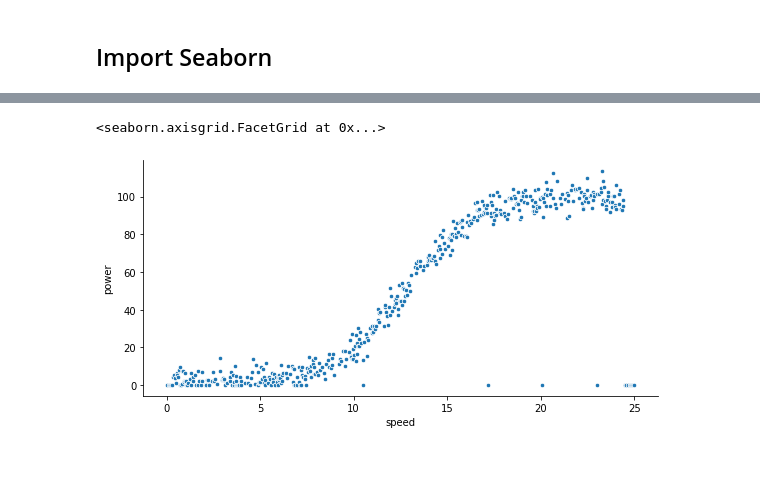
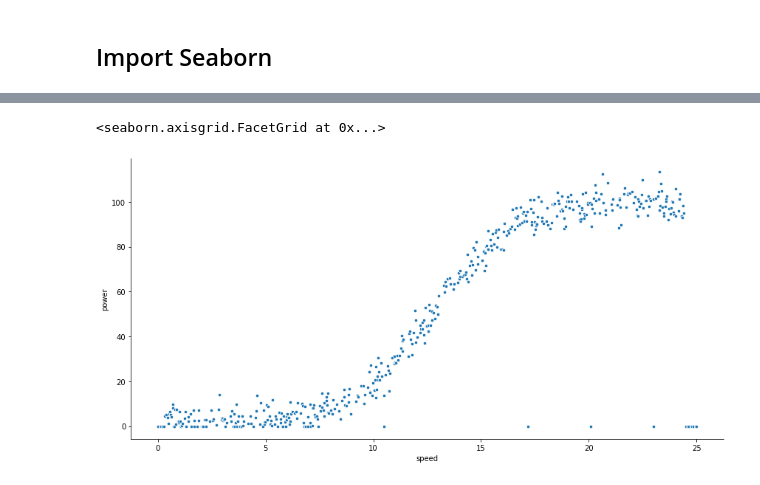
Before and after one commit to andkoc001/Machine-Learning-and-Statistics-Project, a Jupyter notebook: playground_powerproduction_ML.ipynb, the cells around one changed output, grey strips where cells are left out. Saved outputs shown, nothing was run; the diff lists cells and outputs as text; code cells hidden in the pictures.

```diff
--- a/playground_powerproduction_ML.ipynb
+++ b/playground_powerproduction_ML.ipynb
@@ -105,5 +112,5 @@ The animation.avconv_args rcparam was deprecated in Matplotlib 3.3 and will be r
 # %%
-sns.relplot(data=df, x="speed", y="power", s=20, palette="pastel", height=4, aspect=2)
+sns.relplot(data=df, x="speed", y="power", s=20, palette="pastel", height=6, aspect=2)
 # %% [output]
 <seaborn.axisgrid.FacetGrid at 0x...>
-[figure, old version]
+[figure, new version]
```
Also changed, not shown: parts of 12 cells of this notebook, 1 other file.
